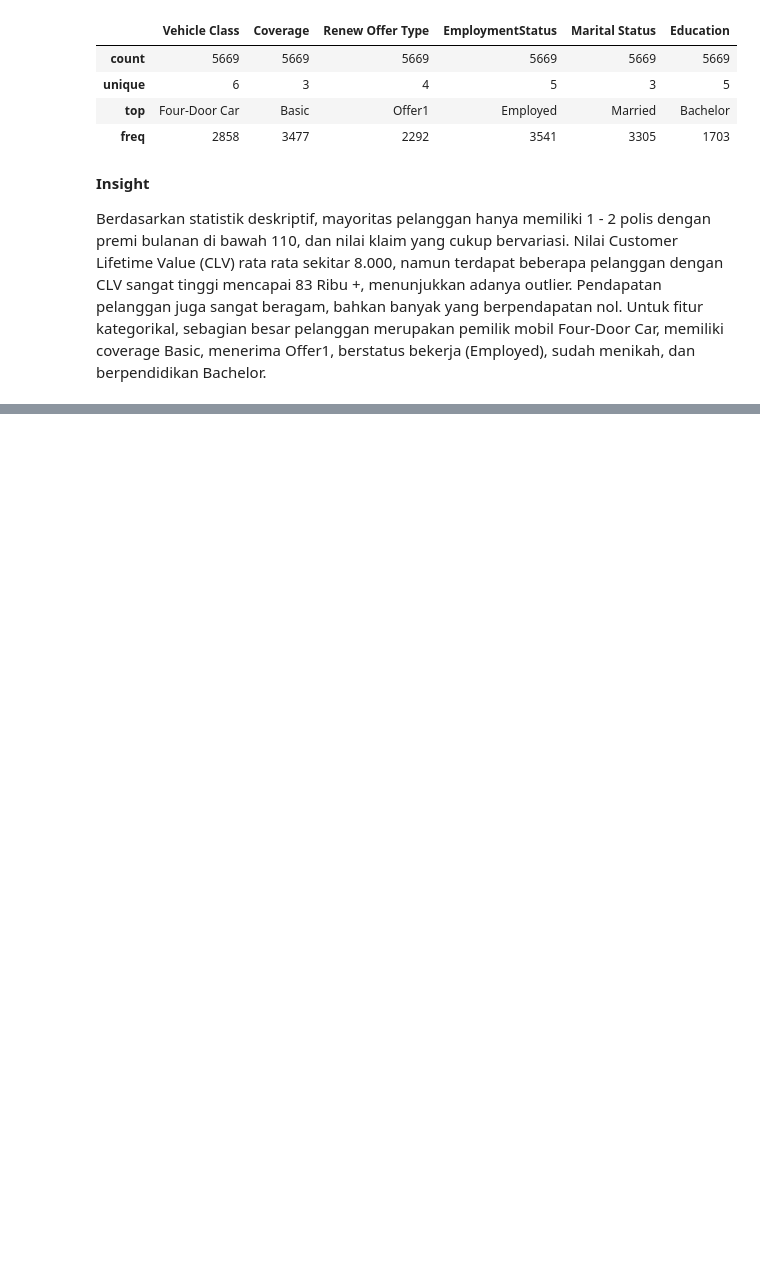
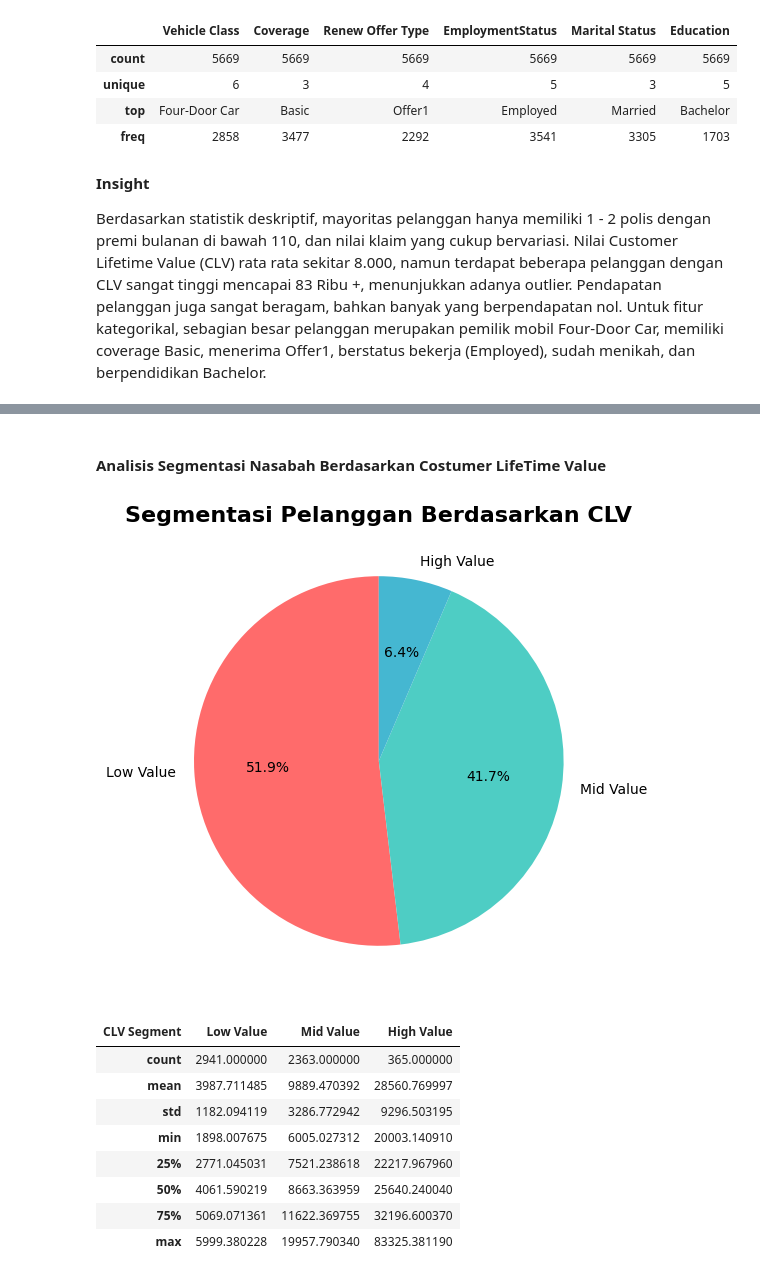
Before and after one commit to BagasNuryaman15/Capstone-2-SatriaDirgantaraN, a Jupyter notebook: Notebook.ipynb, the cells around one changed output, grey strips where cells are left out. Drawn from its saved outputs; the diff is of its cells as text; code cells hidden in the pictures; blank space fills up the shorter version.

```diff
--- a/Notebook.ipynb
+++ b/Notebook.ipynb
@@ -153,0 +207,39 @@ Berdasarkan statistik deskriptif, mayoritas pelanggan hanya memiliki 1 - 2 polis
+# %% [markdown]
+#### **Analisis Segmentasi Nasabah Berdasarkan Costumer LifeTime Value**
+# %%
+# Analisis Segmentasi Pelanggan Berdasarkan CLV
+
+# Menggunakan Threshold untuk segmentasi
+df_segmented = df.copy()
+low_threshold = 6000 # Batas bawah untuk segmen Low Value
+high_threshold = 20000 # Batas atas untuk segmen High Value
+df_segmented['CLV Segment'] = pd.cut(df_segmented['Customer Lifetime Value'],
+                                     bins=[0,
+                                           low_threshold,
+                                           high_threshold,
+                                           df_segmented['Customer Lifetime Value'].max()],
+                                     labels=['Low Value', 'Mid Value', 'High Value'],
+                                     include_lowest=True)
+
+# Visualisasi Segmentasi CLV
+plt.figure(figsize=(12, 6))
+segment_counts = df_segmented['CLV Segment'].value_counts().sort_index()
+colors = ['#FF6B6B', '#4ECDC4', '#45B7D1']
+plt.pie(segment_counts.values, labels=segment_counts.index,
+        autopct='%1.1f%%', startangle=90, colors=colors)
+plt.title('Segmentasi Pelanggan Berdasarkan CLV', fontsize=16, fontweight='bold')
+plt.show()
+
+# Summary statistik per segmentasi
+df_segmented.groupby('CLV Segment')['Customer Lifetime Value'].describe().T
+# %% [output]
+[figure, added]
+| CLV Segment | Low Value | Mid Value | High Value |
+| count | 2941.000000 | 2363.000000 | 365.000000 |
+| mean | 3987.711485 | 9889.470392 | 28560.769997 |
+| std | 1182.094119 | 3286.772942 | 9296.503195 |
+| min | 1898.007675 | 6005.027312 | 20003.140910 |
+| 25% | 2771.045031 | 7521.238618 | 22217.967960 |
+| 50% | 4061.590219 | 8663.363959 | 25640.240040 |
+| 75% | 5069.071361 | 11622.369755 | 32196.600370 |
+| max | 5999.380228 | 19957.790340 | 83325.381190 |
```
Also changed, not shown: parts of 12 cells of this notebook.
